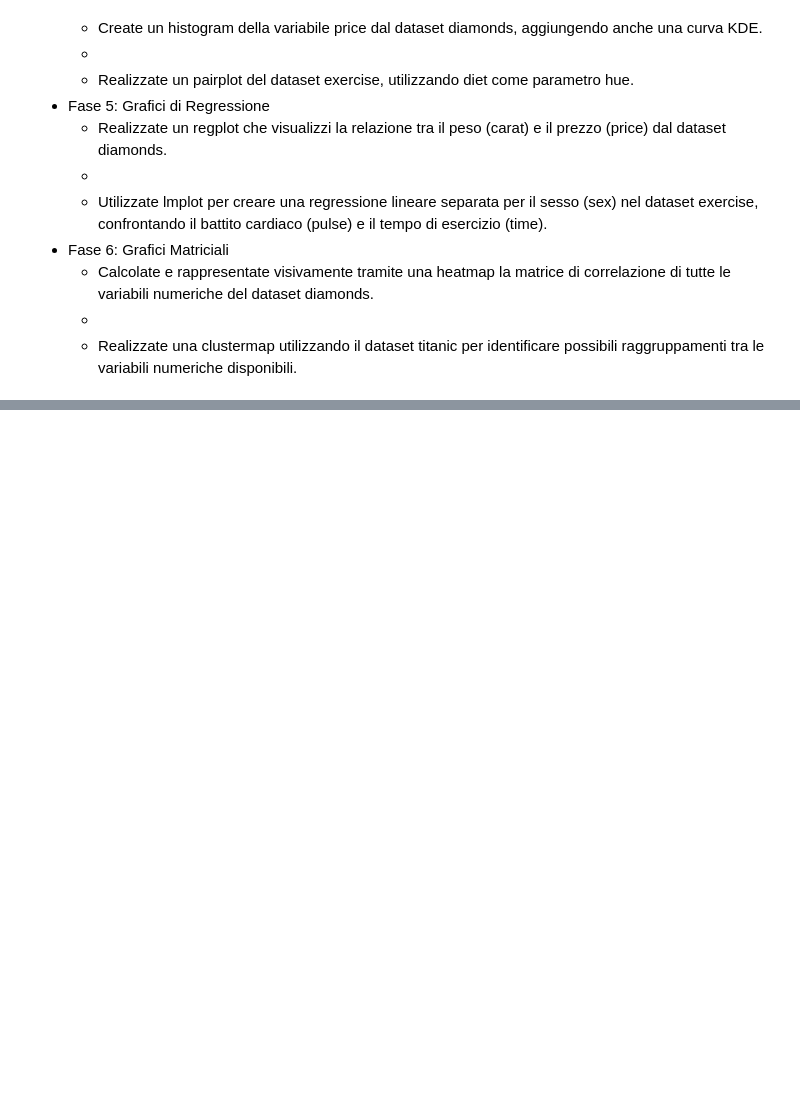
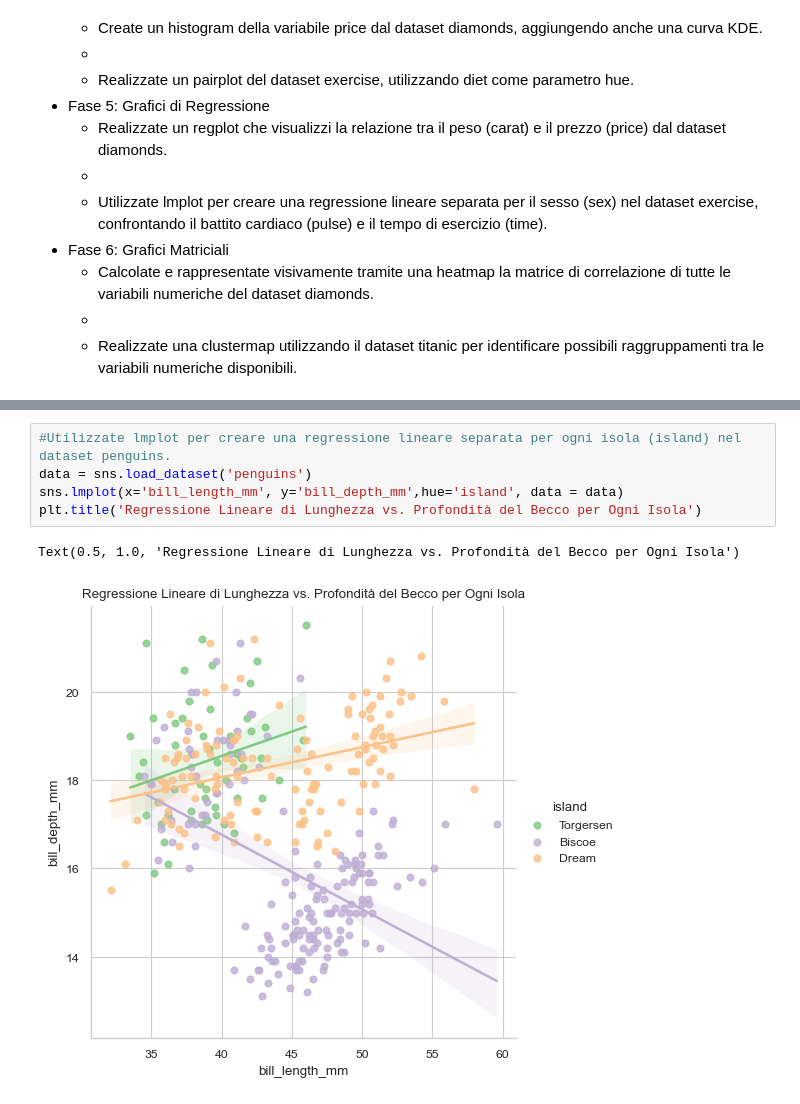
Before and after one commit to francescobifulco/python_corso, a Jupyter notebook: jupeter/SeabornLesson.ipynb, the cells around one changed output, grey strips where cells are left out. Cells and saved outputs as stored; diff of their text form; blank space fills up the shorter version.

```diff
--- a/jupeter/SeabornLesson.ipynb
+++ b/jupeter/SeabornLesson.ipynb
@@ -379,0 +416,8 @@ sns.clustermap(corr_matrix, cmap='coolwarm', annot=True)
+# %%
+#Utilizzate lmplot per creare una regressione lineare separata per ogni isola (island) nel dataset penguins.
+data = sns.load_dataset('penguins')
+sns.lmplot(x='bill_length_mm', y='bill_depth_mm',hue='island', data = data)
+plt.title('Regressione Lineare di Lunghezza vs. Profondità del Becco per Ogni Isola')
+# %% [output]
+Text(0.5, 1.0, 'Regressione Lineare di Lunghezza vs. Profondità del Becco per Ogni Isola')
+[figure, added]
```
Also changed, not shown: parts of 9 cells of this notebook, 6 other files.
